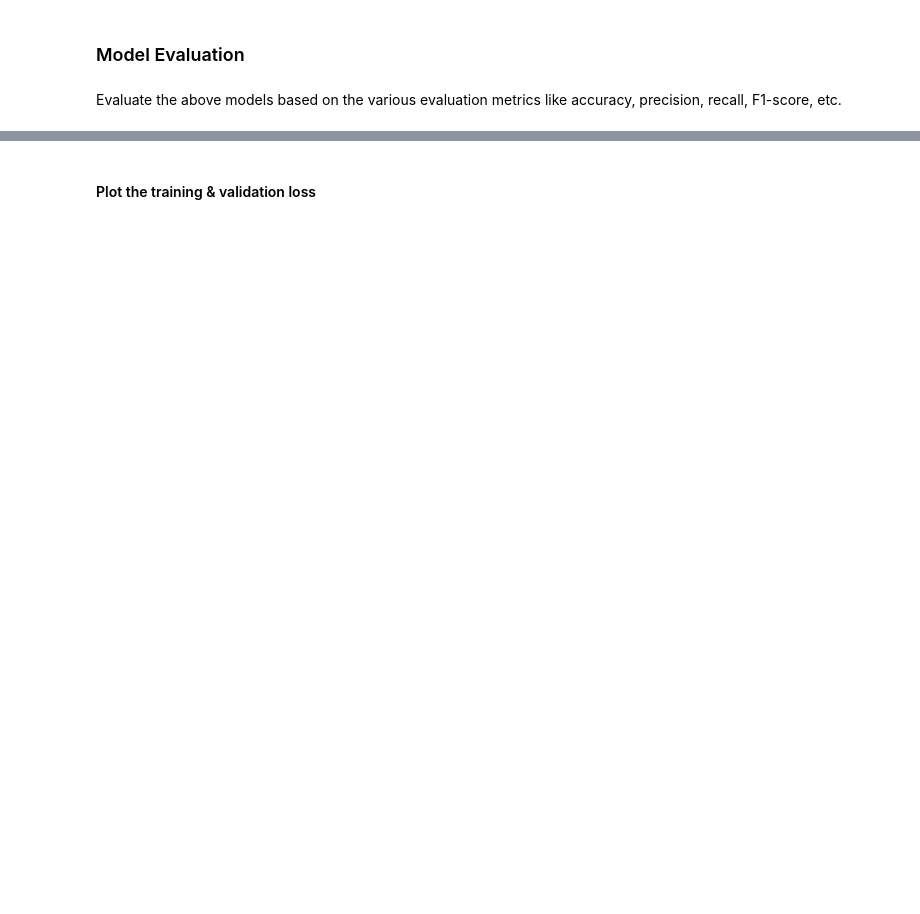
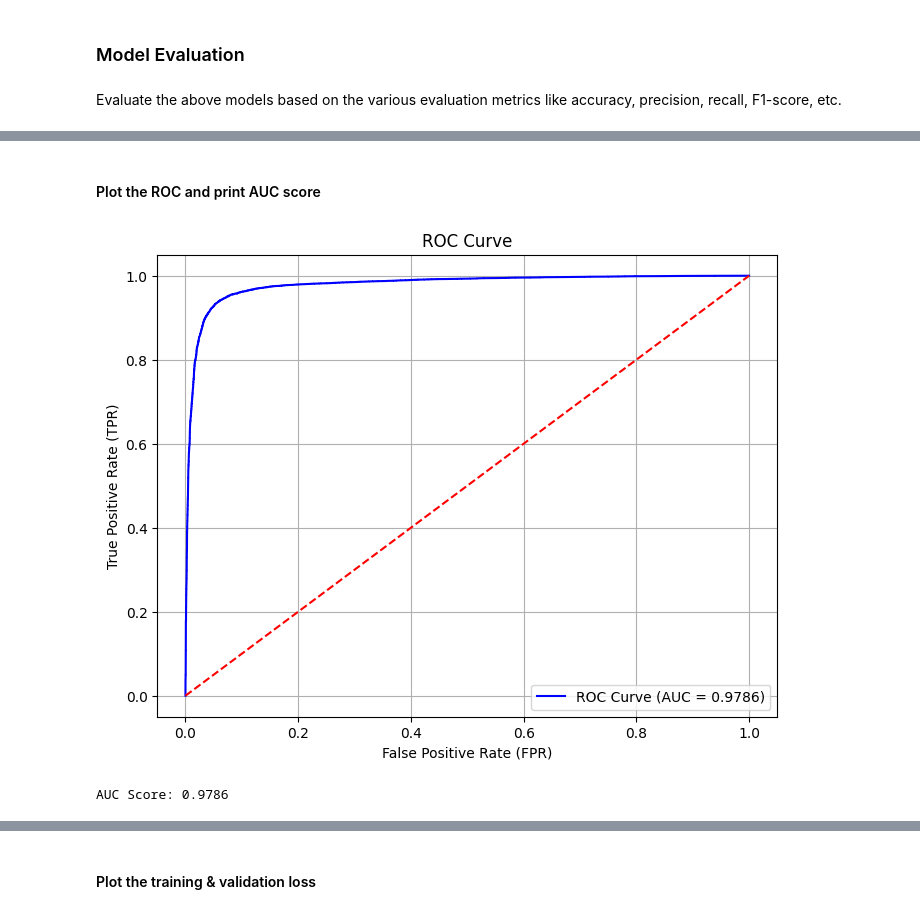
Before and after one commit to Iman-hamdan/aai-501-group7-sentiment-analysis-drug-reviews, a Jupyter notebook: BERT-implementation-final.ipynb, the cells around one changed output, grey strips where cells are left out. Drawn from its saved outputs; the diff is of its cells as text; code cells hidden in the pictures; blank space fills up the shorter version.

```diff
--- a/BERT-implementation-final.ipynb
+++ b/BERT-implementation-final.ipynb
@@ -1066,3 +1065,56 @@ Not Positive       0.95      0.92      0.94     19474
     accuracy                           0.94     38928
    macro avg       0.94      0.94      0.94     38928
 weighted avg       0.94      0.94      0.94     38928
+# %% [markdown]
+#### Plot the ROC and print AUC score
+# %%
+from sklearn.metrics import roc_curve, roc_auc_score
+import matplotlib.pyplot as plt
+
+# Initialize list to store probabilities and true labels
+y_test_probs = []
+all_test_labels = []
+
+# Iterate through the test loader to compute probabilities for all test samples
+with torch.no_grad():  # Disable gradient computation
+    for batch in test_loader:
+        # Extract input_ids, attention_mask, and true labels
+        input_ids = batch[0].to(device)
+        attention_mask = batch[1].to(device)
+        labels = batch[2].cpu().numpy()  # True labels for this batch
+
+        # Forward pass: get model predictions
+        outputs = model(input_ids=input_ids, attention_mask=attention_mask)
+        logits = outputs.logits
+        probs = logits.softmax(dim=1).cpu().numpy()  # Convert logits to probabilities
+
+        # Append the probabilities for the positive class and true labels
+        y_test_probs.extend(probs[:, 1])  # Take the probability of the positive class
+        all_test_labels.extend(labels)
+
+# Convert lists to numpy arrays
+y_test_probs = np.array(y_test_probs)
+all_test_labels = np.array(all_test_labels)
+
+# Compute the ROC curve
+fpr, tpr, thresholds = roc_curve(all_test_labels, y_test_probs)
+
+# Compute the AUC score
+auc_score = roc_auc_score(all_test_labels, y_test_probs)
+
+# Plot the ROC curve
+plt.figure(figsize=(8, 6))
+plt.plot(fpr, tpr, label=f"ROC Curve (AUC = {auc_score:.4f})", color="blue")
+plt.plot([0, 1], [0, 1], color="red", linestyle="--")  # Diagonal reference line
+plt.xlabel("False Positive Rate (FPR)")
+plt.ylabel("True Positive Rate (TPR)")
+plt.title("ROC Curve")
+plt.legend(loc="lower right")
+plt.grid()
+plt.show()
+
+# Print the AUC score
+print(f"AUC Score: {auc_score:.4f}")
+# %% [output]
+[figure, added]
+AUC Score: 0.9786
```
Also changed, not shown: parts of 10 cells of this notebook, 7 other files.
